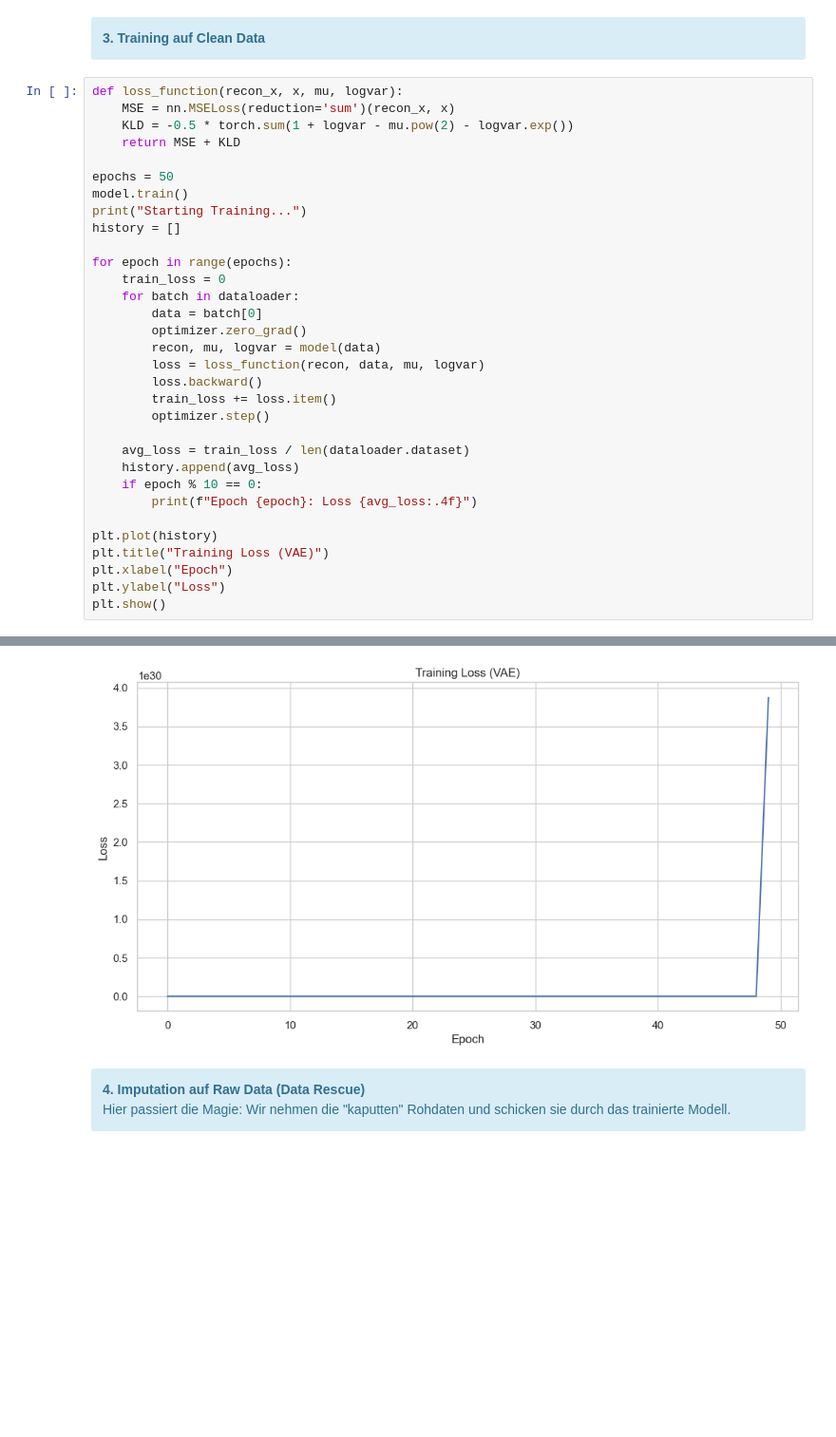
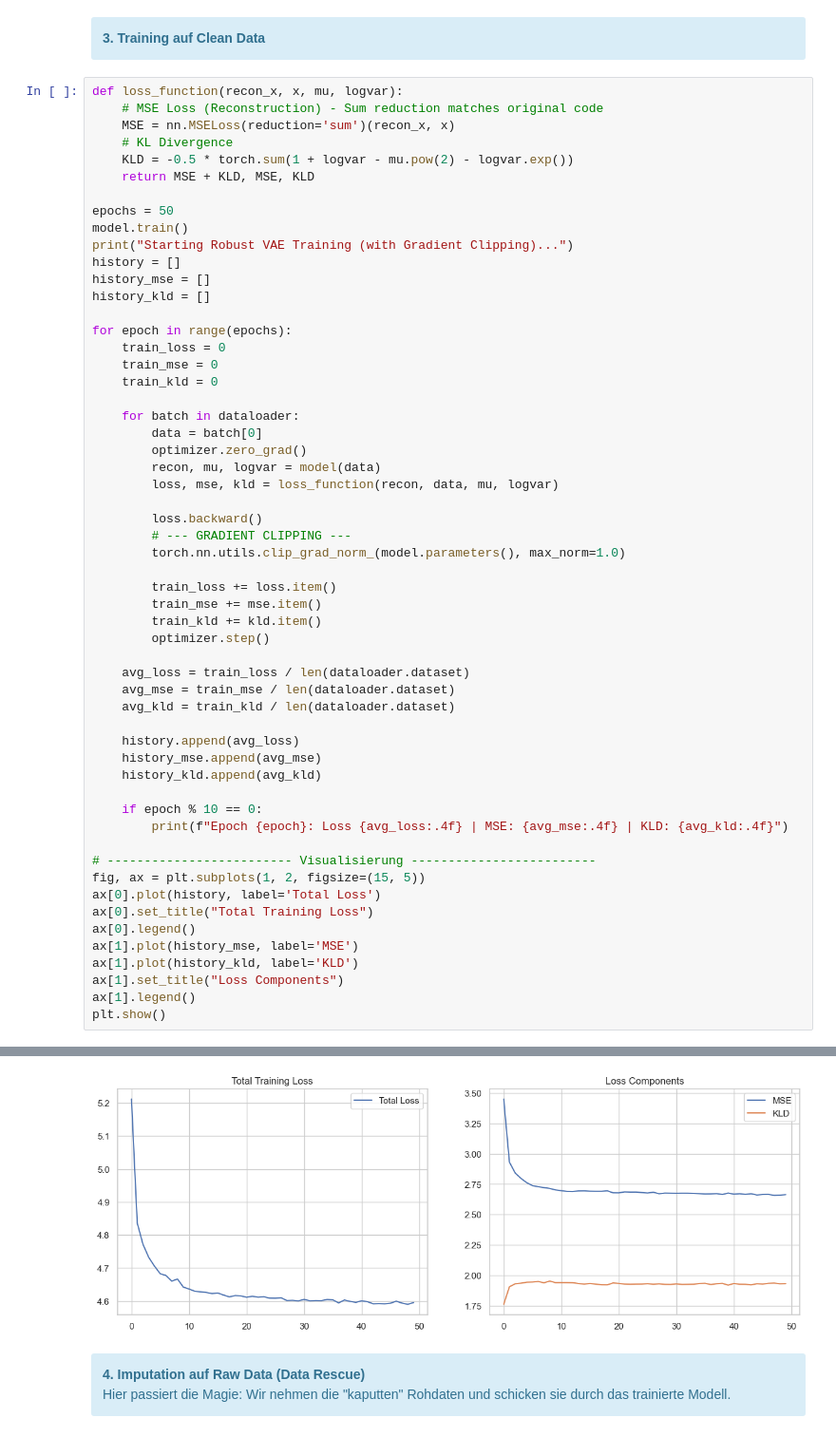
Before and after one commit to luccaglessner/Abschlussarbeit, a Jupyter notebook: Abschlussarbeit Bearbeitung/Jupyter Notebooks/4_Imputation/4.1_Imputation/VAE_Imputation.ipynb, the cells around one changed output, grey strips where cells are left out. Shown at 95% size. Cells and saved outputs as stored; diff of their text form; blank space fills up the shorter version.

```diff
--- a/Abschlussarbeit Bearbeitung/Jupyter Notebooks/4_Imputation/4.1_Imputation/VAE_Imputation.ipynb
+++ b/Abschlussarbeit Bearbeitung/Jupyter Notebooks/4_Imputation/4.1_Imputation/VAE_Imputation.ipynb
@@ -191,34 +198,58 @@ Model initialized.
 </div>
 # %%
 def loss_function(recon_x, x, mu, logvar):
+    # MSE Loss (Reconstruction) - Sum reduction matches original code
     MSE = nn.MSELoss(reduction='sum')(recon_x, x)
+    # KL Divergence
     KLD = -0.5 * torch.sum(1 + logvar - mu.pow(2) - logvar.exp())
-    return MSE + KLD
+    return MSE + KLD, MSE, KLD
 
 epochs = 50
 model.train()
-print("Starting Training...")
+print("Starting Robust VAE Training (with Gradient Clipping)...")
 history = []
+history_mse = []
+history_kld = []
 
 for epoch in range(epochs):
     train_loss = 0
+    train_mse = 0
+    train_kld = 0
+
     for batch in dataloader:
         data = batch[0]
         optimizer.zero_grad()
         recon, mu, logvar = model(data)
-        loss = loss_function(recon, data, mu, logvar)
+        loss, mse, kld = loss_function(recon, data, mu, logvar)
+
         loss.backward()
+        # --- GRADIENT CLIPPING ---
+        torch.nn.utils.clip_grad_norm_(model.parameters(), max_norm=1.0)
+
         train_loss += loss.item()
+        train_mse += mse.item()
+        train_kld += kld.item()
         optimizer.step()
 
     avg_loss = train_loss / len(dataloader.dataset)
+    avg_mse = train_mse / len(dataloader.dataset)
+    avg_kld = train_kld / len(dataloader.dataset)
+
     history.append(avg_loss)
+    history_mse.append(avg_mse)
+    history_kld.append(avg_kld)
+
     if epoch % 10 == 0:
-        print(f"Epoch {epoch}: Loss {avg_loss:.4f}")
+        print(f"Epoch {epoch}: Loss {avg_loss:.4f} | MSE: {avg_mse:.4f} | KLD: {avg_kld:.4f}")
 
-plt.plot(history)
-plt.title("Training Loss (VAE)")
-plt.xlabel("Epoch")
-plt.ylabel("Loss")
+# ------------------------- Visualisierung -------------------------
+fig, ax = plt.subplots(1, 2, figsize=(15, 5))
+ax[0].plot(history, label='Total Loss')
+ax[0].set_title("Total Training Loss")
+ax[0].legend()
+ax[1].plot(history_mse, label='MSE')
+ax[1].plot(history_kld, label='KLD')
+ax[1].set_title("Loss Components")
+ax[1].legend()
 plt.show()
 # %% [output]
@@ -231,4 +262,4 @@ Epoch 40: Loss 297908464985400410112.0000
-[figure, old version]
+[figure, new version]
 # %% [markdown]
 <div class="alert alert-info">
     <b>4. Imputation auf Raw Data (Data Rescue)</b><br>
```
Also changed, not shown: parts of 10 cells of this notebook, 19 other files.
